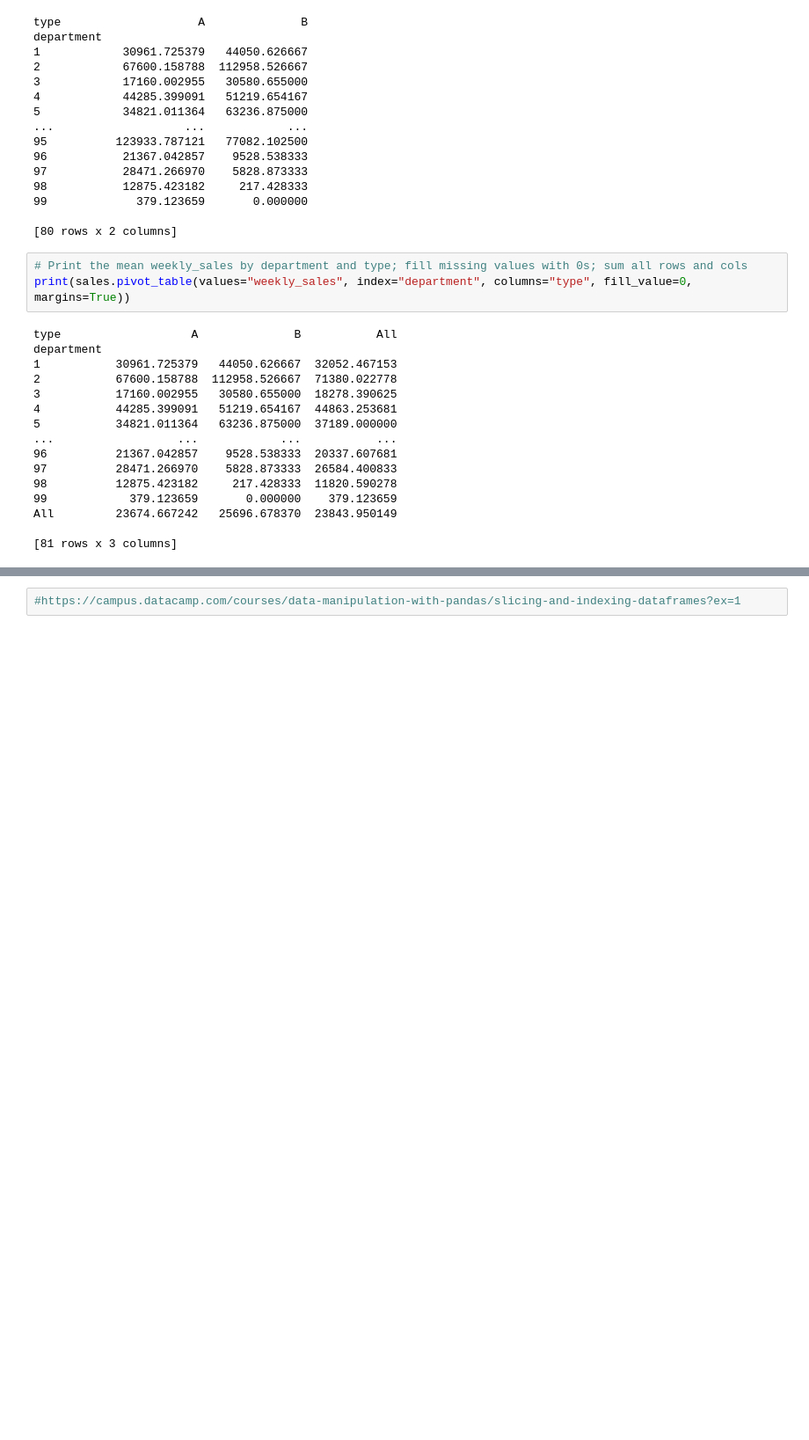
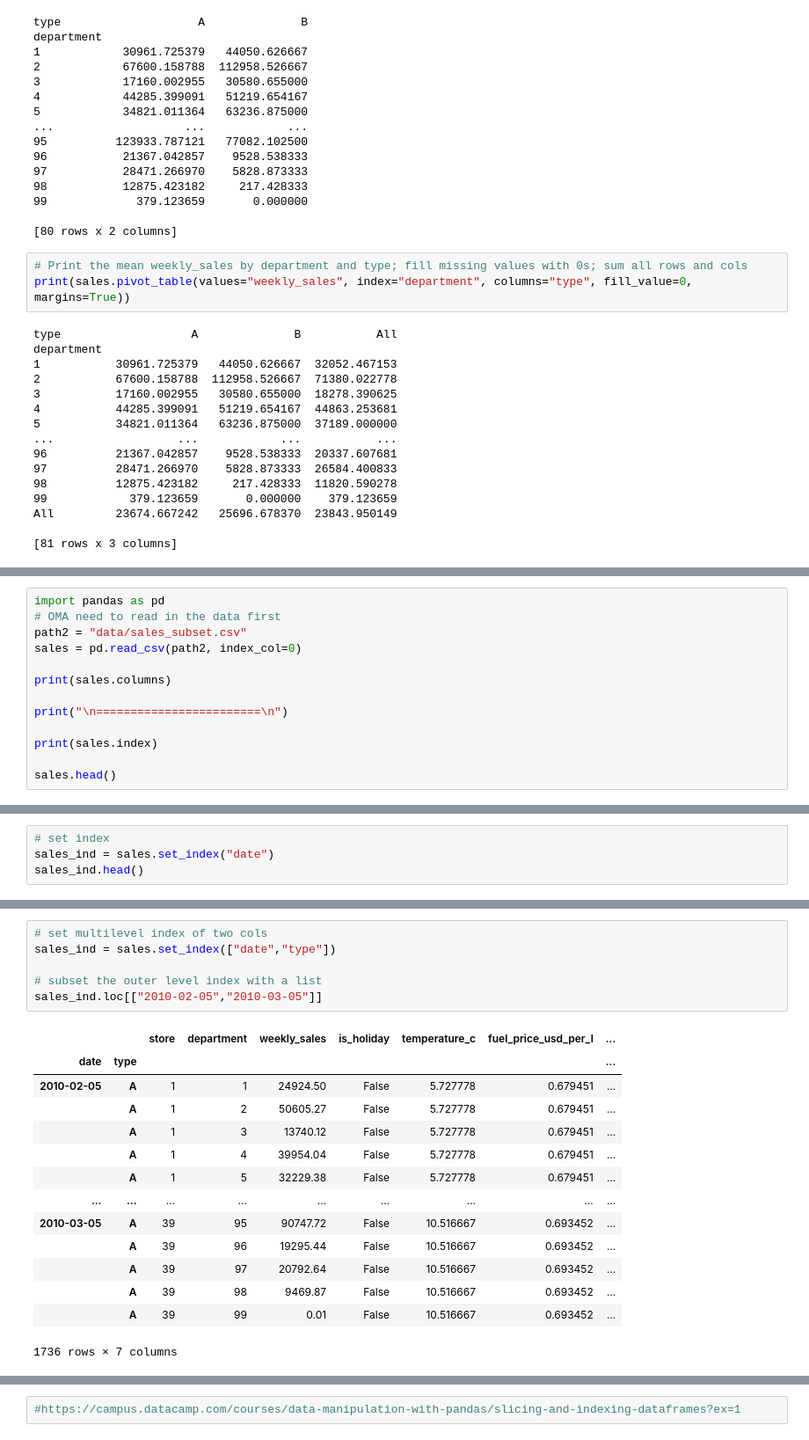
Before and after one commit to flyin01/dc, a Jupyter notebook: data_manipulation_w_pandas.ipynb, the cells around one changed output, grey strips where cells are left out. Shown at 88% size. Cells and saved outputs as stored; diff of their text form; blank space fills up the shorter version.

```diff
--- a/data_manipulation_w_pandas.ipynb
+++ b/data_manipulation_w_pandas.ipynb
@@ -1170,0 +1178,13 @@ TBD
+# %%
+import pandas as pd
+# OMA need to read in the data first
+path2 = "data/sales_subset.csv"
+sales = pd.read_csv(path2, index_col=0)
+
+print(sales.columns)
+
+print("\n========================\n")
+
+print(sales.index)
+
+sales.head()
@@ -1170,0 +1217,4 @@ TBD
+# %%
+# set index
+sales_ind = sales.set_index("date")
+sales_ind.head()
@@ -1170,0 +1268,21 @@ TBD
+# %%
+# set multilevel index of two cols
+sales_ind = sales.set_index(["date","type"])
+
+# subset the outer level index with a list
+sales_ind.loc[["2010-02-05","2010-03-05"]]
+# %% [output]
+|  |  | store | department | weekly_sales | is_holiday | temperature_c | fuel_price_usd_per_l | ... |
+| date | type |  |  |  |  |  |  | ... |
+| 2010-02-05 | A | 1 | 1 | 24924.50 | False | 5.727778 | 0.679451 | ... |
+|  | A | 1 | 2 | 50605.27 | False | 5.727778 | 0.679451 | ... |
+|  | A | 1 | 3 | 13740.12 | False | 5.727778 | 0.679451 | ... |
+|  | A | 1 | 4 | 39954.04 | False | 5.727778 | 0.679451 | ... |
+|  | A | 1 | 5 | 32229.38 | False | 5.727778 | 0.679451 | ... |
+| ... | ... | ... | ... | ... | ... | ... | ... | ... |
+| 2010-03-05 | A | 39 | 95 | 90747.72 | False | 10.516667 | 0.693452 | ... |
+|  | A | 39 | 96 | 19295.44 | False | 10.516667 | 0.693452 | ... |
+|  | A | 39 | 97 | 20792.64 | False | 10.516667 | 0.693452 | ... |
+|  | A | 39 | 98 | 9469.87 | False | 10.516667 | 0.693452 | ... |
+|  | A | 39 | 99 | 0.01 | False | 10.516667 | 0.693452 | ... |
+1736 rows × 7 columns
```
Also changed, not shown: parts of 22 cells of this notebook.
